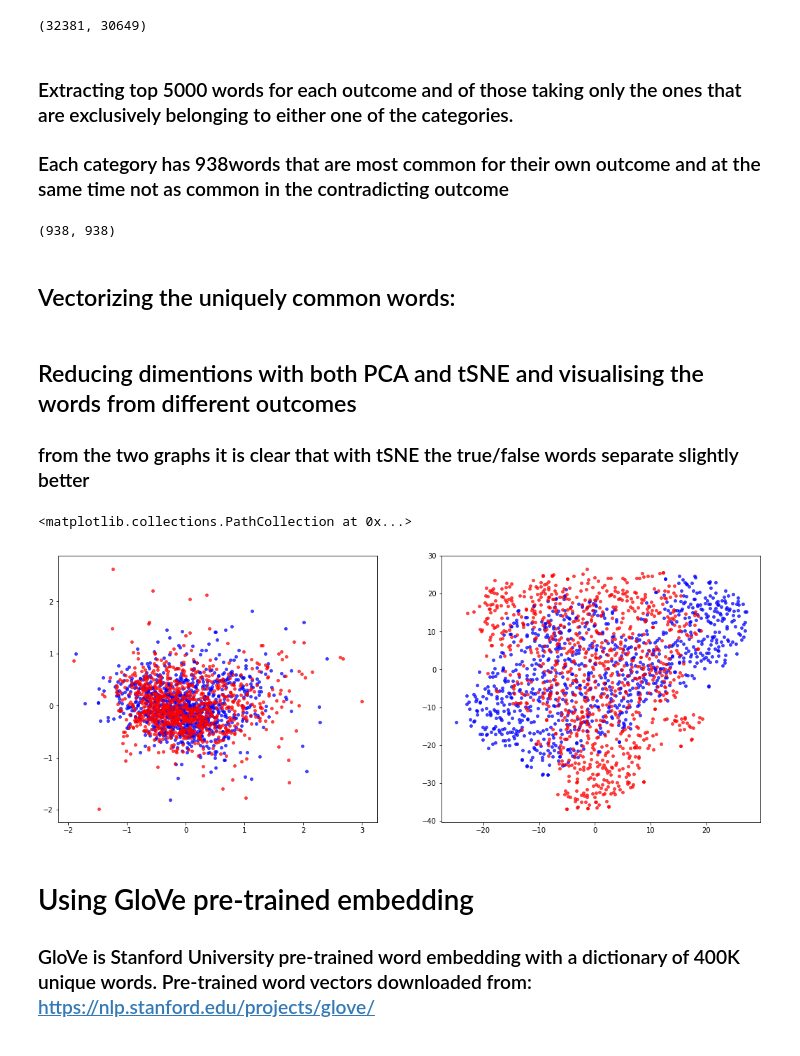
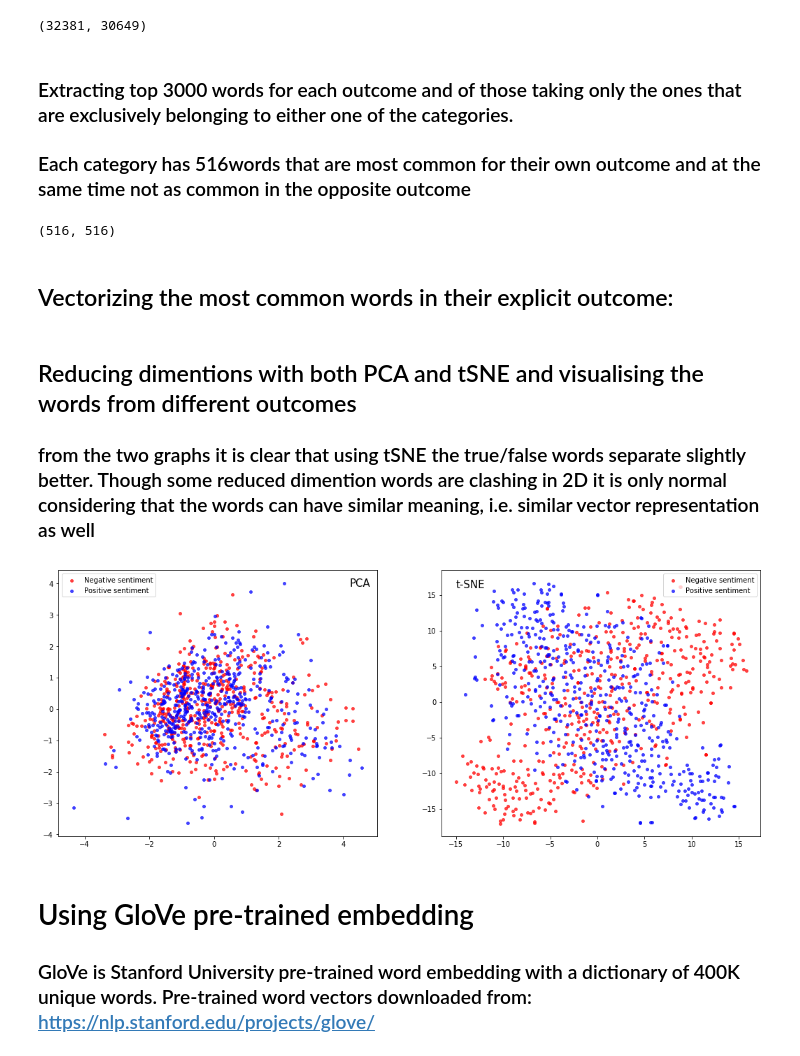
Before and after one commit to gabaslava/imdb, a Jupyter notebook: A. imdb data analysing. the code.ipynb, the cells around one changed output. Cells and saved outputs as stored; diff of their text form; code cells hidden in the pictures.

```diff
--- a/A. imdb data analysing. the code.ipynb
+++ b/A. imdb data analysing. the code.ipynb
@@ -446,19 +448,19 @@ len(true_unique), len(false_unique)
 # %% [output]
 (32381, 30649)
 # %% [markdown]
-### Extracting top 5000 words for each outcome and of those taking only the ones that are exclusively belonging to either one of the categories.
-### Each category has 938words that are most common for their own outcome and at the same time not as common in the contradicting outcome
+### Extracting top 3000 words for each outcome and of those taking only the ones that are exclusively belonging to either one of the categories.
+### Each category has 516words that are most common for their own outcome and at the same time not as common in the opposite outcome
 # %%
-top5000_true = list(true_unique[:5000]['index'].values)
-top5000_false = list(false_unique[:5000]['index'].values)
-exp_true_in_top5000 = [i for i in top5000_true if i not in top5000_false]
-exp_false_in_top5000 = [i for i in top5000_false if i not in top5000_true]
+top3000_true = list(true_unique[:3000]['index'].values)
+top3000_false = list(false_unique[:3000]['index'].values)
+exp_true_in_top3000 = [i for i in top3000_true if i not in top3000_false]
+exp_false_in_top3000 = [i for i in top3000_false if i not in top3000_true]
 
-len(exp_true_in_top5000), len(exp_false_in_top5000)
+len(exp_true_in_top3000), len(exp_false_in_top3000)
 # %% [output]
-(938, 938)
+(516, 516)
 # %% [markdown]
-## Vectorizing the uniquely common words:
+## Vectorizing the most common words in their explicit outcome:
 # %%
 def words_vectorized(words, embeddings, vec_dim, unique_word_emb):
     vectorized_words=np.zeros((len(words), vec_dim))
@@ -469,32 +471,34 @@ def words_vectorized(words, embeddings, vec_dim, unique_word_emb):
             vectorized_words[i] = np.zeros(50)
     return vectorized_words
 
-exp_true_vectors = words_vectorized(exp_true_in_top5000, word_embeddings, 100, unique_words)
-exp_false_vectors = words_vectorized(exp_false_in_top5000, word_embeddings, 100, unique_words)
+exp_true_vectors = words_vectorized(exp_true_in_top3000, word_embeddings, 100, unique_words)
+exp_false_vectors = words_vectorized(exp_false_in_top3000, word_embeddings, 100, unique_words)
 # %% [markdown]
 ## Reducing dimentions with both PCA and tSNE and visualising the words from different outcomes
-### from the two graphs it is clear that with tSNE the true/false words separate slightly better
+### from the two graphs it is clear that using tSNE the true/false words separate slightly better. Though some reduced dimention words are clashing in 2D it is only normal considering that the words can have similar meaning, i.e. similar vector representation as well
 # %%
-pca_true_exp = PCA(n_components=2).fit_transform(exp_true_vectors)
+'''pca_true_exp = PCA(n_components=2).fit_transform(exp_true_vectors)
 pca_false_exp = PCA(n_components=2).fit_transform(exp_false_vectors)
 
-tsne = TSNE(n_components=2, perplexity=35, n_iter=500)
+tsne = TSNE(n_components=2, perplexity=40, n_iter=500)
 tsne_true_exp = tsne.fit_transform(exp_true_vectors)
 tsne_false_exp = tsne.fit_transform(exp_false_vectors)
-
+'''
 
 fig = plt.figure(figsize=(18,7))
 ax1 = fig.add_subplot(121)
 ax2 = fig.add_subplot(122)
 
-ax1.scatter([i[0] for i in pca_false_exp], [i[1] for i in pca_false_exp], s=15, c='b', marker="o", label='false', alpha=0.7)
-ax1.scatter([i[0] for i in pca_true_exp], [i[1] for i in pca_true_exp], s=15, c='r', marker="o", label='true', alpha=0.7)
-
-ax2.scatter([i[0] for i in tsne_false_exp], [i[1] for i in tsne_false_exp], s=15, c='b', marker="o", label='false', alpha=0.7)
-ax2.scatter([i[0] for i in tsne_true_exp], [i[1] for i in tsne_true_exp], s=15, c='r', marker="o", label='true', alpha=0.7)
+ax1.scatter([i[0] for i in pca_false_exp], [i[1] for i in pca_false_exp], s=15, c='r', marker="o", label='Negative sentiment', alpha=0.7)
+ax1.scatter([i[0] for i in pca_true_exp], [i[1] for i in pca_true_exp], s=15, c='b', marker="o", label='Positive sentiment', alpha=0.7)
+ax1.text(4.2, 3.9, 'PCA', fontsize=15)
+ax1.legend()
+ax2.scatter([i[0] for i in tsne_false_exp], [i[1] for i in tsne_false_exp], s=15, c='r', marker="o", label='Negative sentiment', alpha=0.7)
+ax2.scatter([i[0] for i in tsne_true_exp], [i[1] for i in tsne_true_exp], s=15, c='b', marker="o", label='Positive sentiment', alpha=0.7)
+ax2.text(-15, 16, 't-SNE', fontsize=15)
+ax2.legend();
 # %% [output]
-<matplotlib.collections.PathCollection at 0x...>
-[figure, old version]
+[figure, new version]
 # %% [markdown]
 # Using GloVe pre-trained embedding
 ### GloVe is Stanford University pre-trained word embedding with a dictionary of 400K unique words. Pre-trained word vectors downloaded from: https://nlp.stanford.edu/projects/glove/
```
Also changed, not shown: parts of 16 cells of this notebook.
